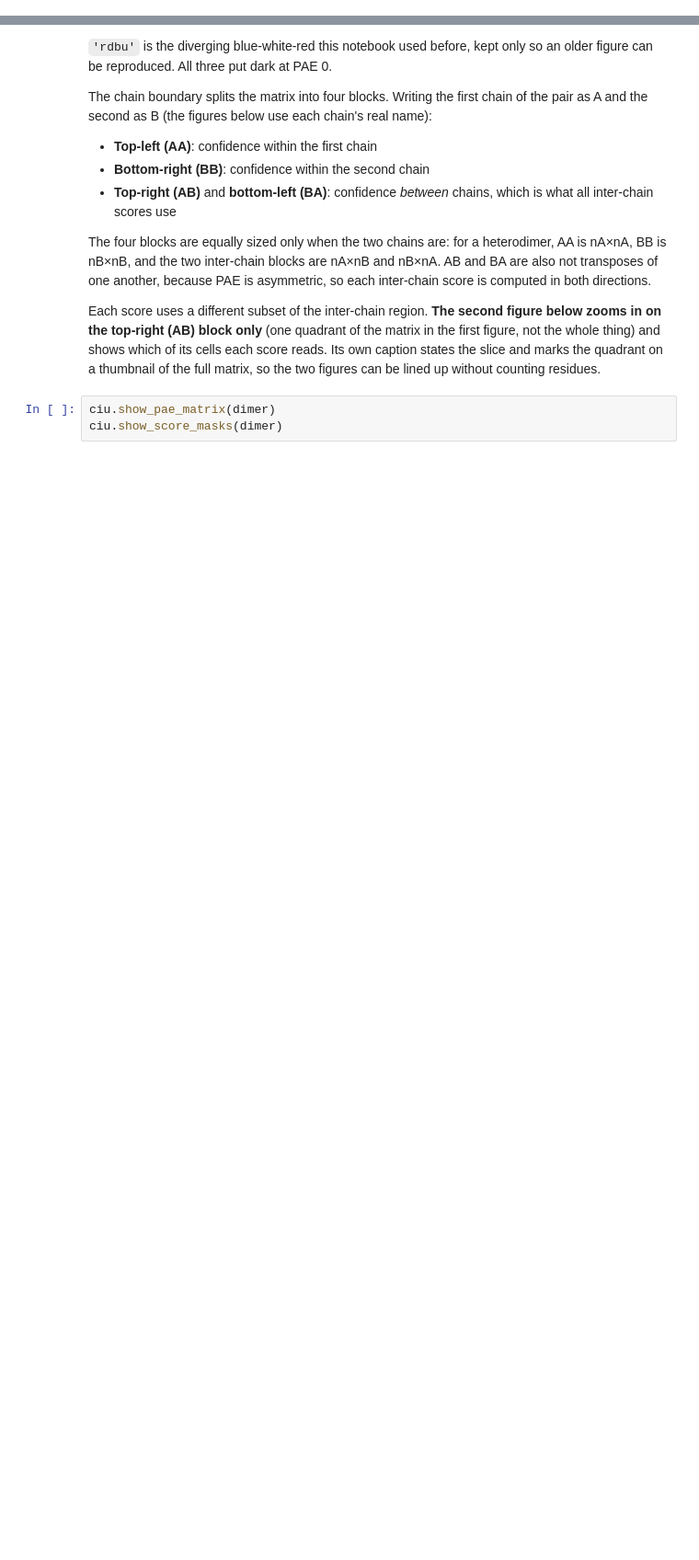
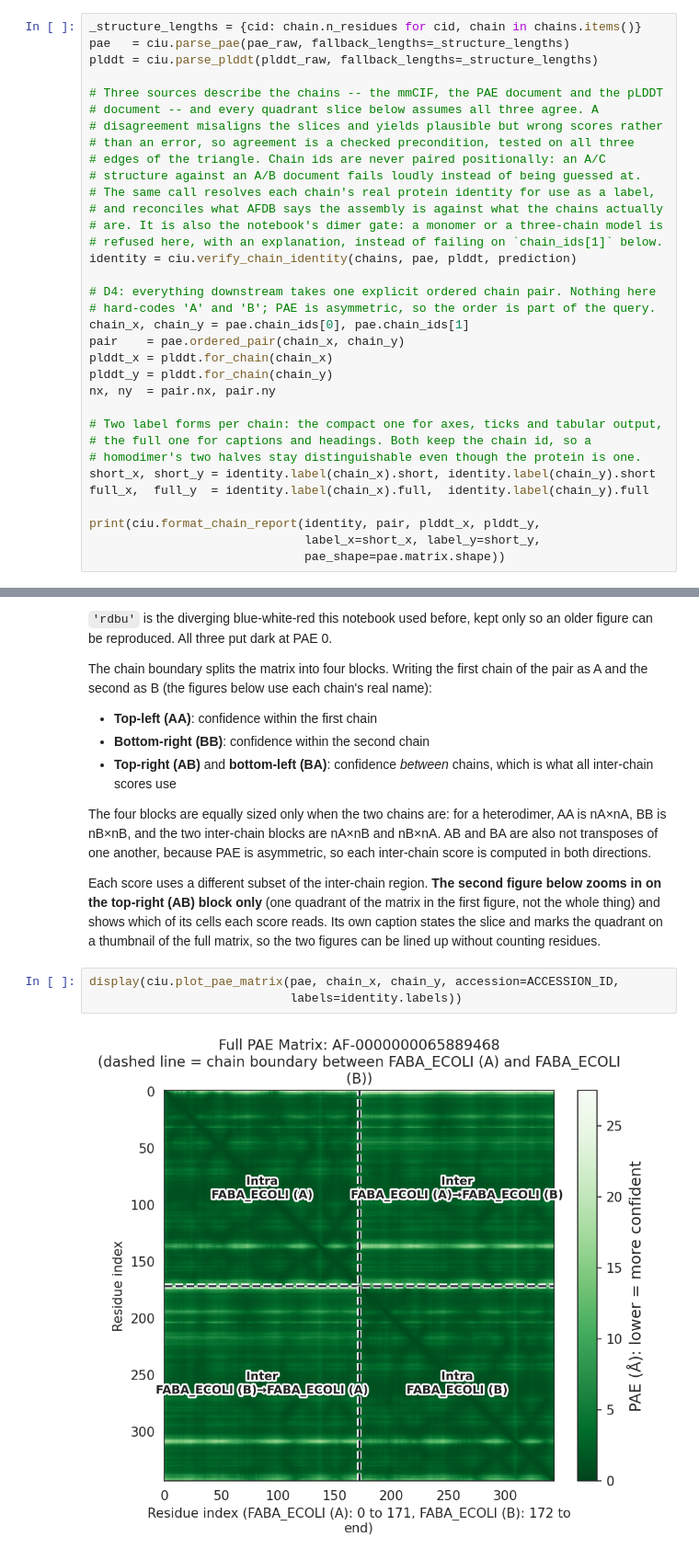
Before and after one commit to PDBeurope/InsightFold, a Jupyter notebook: notebooks/homodimer_diagnostic.ipynb, the cells around one changed output, grey strips where cells are left out. Shown at 92% size. Saved outputs shown, nothing was run; the diff lists cells and outputs as text; blank space fills up the shorter version.

```diff
--- a/notebooks/homodimer_diagnostic.ipynb
+++ b/notebooks/homodimer_diagnostic.ipynb
@@ -87,0 +182,34 @@ dimer = ciu.load_dimer(ACCESSION_ID, uploads, online=not USE_LOCAL_FILE)
+# %%
+_structure_lengths = {cid: chain.n_residues for cid, chain in chains.items()}
+pae   = ciu.parse_pae(pae_raw, fallback_lengths=_structure_lengths)
+plddt = ciu.parse_plddt(plddt_raw, fallback_lengths=_structure_lengths)
+
+# Three sources describe the chains -- the mmCIF, the PAE document and the pLDDT
+# document -- and every quadrant slice below assumes all three agree. A
+# disagreement misaligns the slices and yields plausible but wrong scores rather
+# than an error, so agreement is a checked precondition, tested on all three
+# edges of the triangle. Chain ids are never paired positionally: an A/C
+# structure against an A/B document fails loudly instead of being guessed at.
+# The same call resolves each chain's real protein identity for use as a label,
+# and reconciles what AFDB says the assembly is against what the chains actually
+# are. It is also the notebook's dimer gate: a monomer or a three-chain model is
+# refused here, with an explanation, instead of failing on `chain_ids[1]` below.
+identity = ciu.verify_chain_identity(chains, pae, plddt, prediction)
+
+# D4: everything downstream takes one explicit ordered chain pair. Nothing here
+# hard-codes 'A' and 'B'; PAE is asymmetric, so the order is part of the query.
+chain_x, chain_y = pae.chain_ids[0], pae.chain_ids[1]
+pair    = pae.ordered_pair(chain_x, chain_y)
+plddt_x = plddt.for_chain(chain_x)
+plddt_y = plddt.for_chain(chain_y)
+nx, ny  = pair.nx, pair.ny
+
+# Two label forms per chain: the compact one for axes, ticks and tabular output,
+# the full one for captions and headings. Both keep the chain id, so a
+# homodimer's two halves stay distinguishable even though the protein is one.
+short_x, short_y = identity.label(chain_x).short, identity.label(chain_y).short
+full_x,  full_y  = identity.label(chain_x).full,  identity.label(chain_y).full
+
+print(ciu.format_chain_report(identity, pair, plddt_x, plddt_y,
+                              label_x=short_x, label_y=short_y,
+                              pae_shape=pae.matrix.shape))
@@ -151,5 +363,7 @@ The four blocks are equally sized only when the two chains are: for a heterodime
 
 Each score uses a different subset of the inter-chain region. **The second figure below zooms in on the top-right (AB) block only** (one quadrant of the matrix in the first figure, not the whole thing) and shows which of its cells each score reads. Its own caption states the slice and marks the quadrant on a thumbnail of the full matrix, so the two figures can be lined up without counting residues.
 # %%
-ciu.show_pae_matrix(dimer)
-ciu.show_score_masks(dimer)
+display(ciu.plot_pae_matrix(pae, chain_x, chain_y, accession=ACCESSION_ID,
+                            labels=identity.labels))
+# %% [output]
+[figure, added]
```
Also changed, not shown: parts of 32 cells of this notebook.
